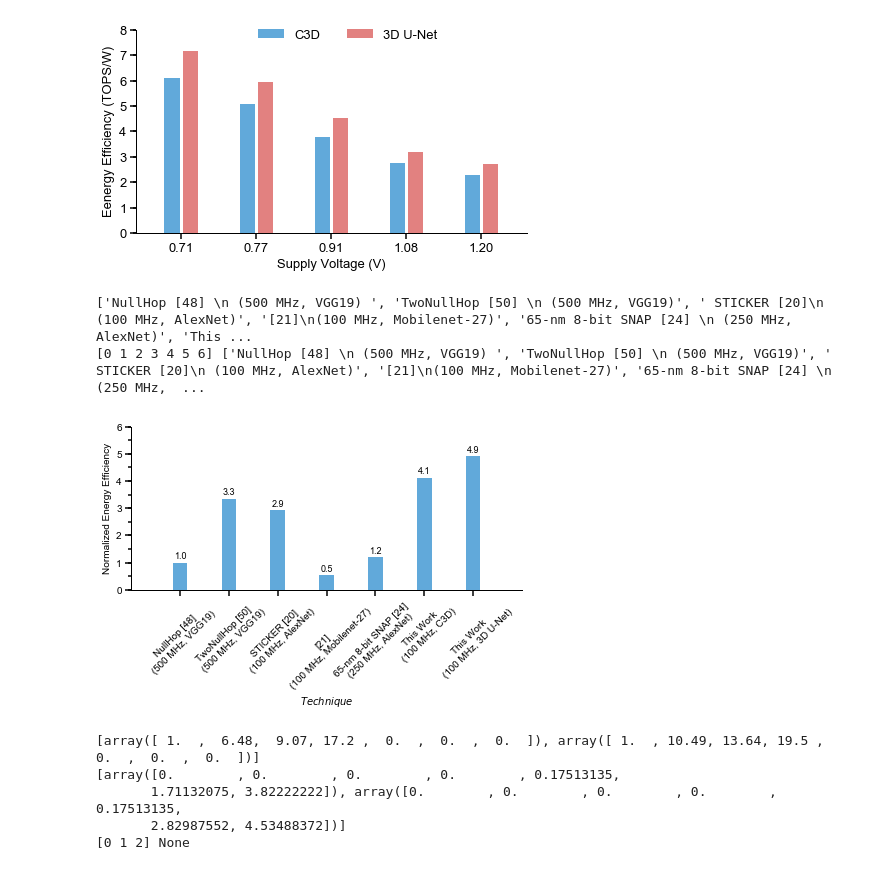
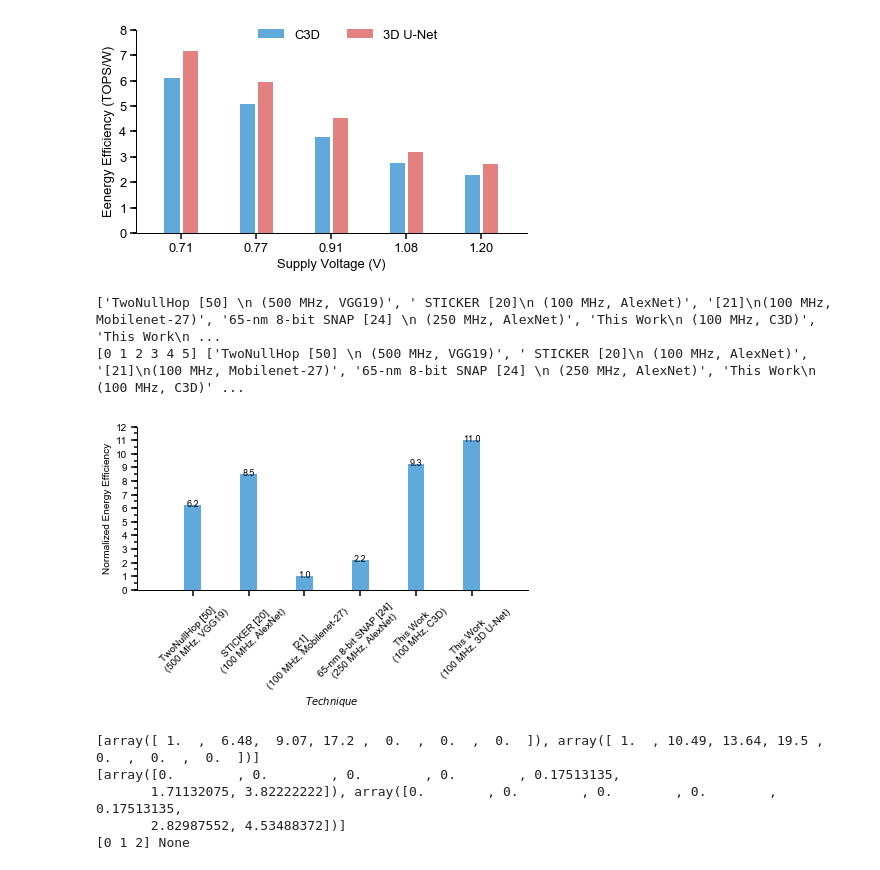
Before and after one commit to changchun-zhou/sagitta_fig, a Jupyter notebook: scripts/Voltage-Frequency-Scaling/Sagitta_Fig.ipynb, the cells around one changed output. Cells and saved outputs as stored; diff of their text form; code cells hidden in the pictures.

```diff
--- a/scripts/Voltage-Frequency-Scaling/Sagitta_Fig.ipynb
+++ b/scripts/Voltage-Frequency-Scaling/Sagitta_Fig.ipynb
@@ -682,18 +682,18 @@ from cls_plt_fig import cls_plt_fig
 # y_yticks_max = [y1_yticks_max]
 # #####################################################################
 # # # Comparsion with SOTA
-y1_yticks_max = 6
-y2_yticks_max = 6
+y1_yticks_max = 12
+y2_yticks_max = 12
 # fig_name ='../../generate/SOTA.svg'
-fig_name ='SOTA.svg'
+fig_name ='../../generate/SOTA.svg'
 
 
 # # # 2DCNN
 # technique = ['Eyeriss [37] \n (AlexNet) ', '[21]\n(Mobilenet-27)', ' STICKER [20]\n (AlexNet)', 'This Work\n (C3D)', 'This Work\n (3D U-Net)']
-technique = ['NullHop [48] \n (500 MHz, VGG19) ', 'TwoNullHop [50] \n (500 MHz, VGG19)', ' STICKER [20]\n (100 MHz, AlexNet)', '[21]\n(100 MHz, Mobilenet-27)',  '65-nm 8-bit SNAP [24] \n (250 MHz, AlexNet)', 'This Work\n (100 MHz, C3D)', 'This Work\n (100 MHz, 3D U-Net)']
+technique = ['TwoNullHop [50] \n (500 MHz, VGG19)', ' STICKER [20]\n (100 MHz, AlexNet)', '[21]\n(100 MHz, Mobilenet-27)',  '65-nm 8-bit SNAP [24] \n (250 MHz, AlexNet)', 'This Work\n (100 MHz, C3D)', 'This Work\n (100 MHz, 3D U-Net)']
 speedup = np.array([1, 0.9, 8.1, 12.2*17.2/9.89, 12.2*19.5/9.89])
 # energy_efficiency = np.array([1,  1, 8.6, 13.3*3.8/4.66, 13.3*4.5/4.66])
-energy_efficiency = np.array([0.92,  3.08, 2.69, 0.49, 1.1, 3.796, 4.53])/0.92
+energy_efficiency = np.array([2.55, 3.48, 0.41, 0.91, 3.796, 4.53])/0.41
 
 # C3D
 # technique = ['FC3D', 'FPGA2018', 'DAC2020', 'This Work']
@@ -707,7 +707,7 @@ x_label = "${Technique}$"
 bar_width = 0.3
 xticks = technique
 legend_loc = (0.01, 0.8)
-len_yticks = 6
+len_yticks = 12
 y2_label = "Normalized Energy Efficiency"
 y2_legend = "Normalized Energy Efficiency"
 y1_legend = ['Speedup']
@@ -853,36 +853,36 @@ figsize=(7,3)
 # y_color=[[(97/255, 169/255, 218/255)], [(226/255, 129/255, 128/255)]]
 # y_yticks_max = [y1_yticks_max, y2_yticks_max]
 ###################################################################################
 
 print(xticks)
 cls_plt_fig('').func_plt_fig(
     fig_name=fig_name,
     x_label = x_label,
     x_value=x_value,
     y_label = y_label,
     y_value = y_value,
     y_fig_type = y_fig_type,
     y_legend = y_legend,
     # y_color = [[(0/255,173/255,186/255), (1, 189/255, 63/255)]],
     y_color = y_color, #[[(129/255,  186/255,  226/255), (226/255, 129/255, 128/255)]],
     # y_edgecolor = [['black', 'black']],
     # y_axis_color = [(29/255, 121/255, 190/255), (214/255, 73/255, 73/255)],
     y_yticks_max=y_yticks_max, # [y1_yticks_max, y2_yticks_max]
     y_yticks_min=[0, 0, 0],
     len_yticks=len_yticks,
     xticks= xticks,
     legend_loc =legend_loc,
     figsize=figsize, #[0, 0, 1, 1],
     font_size = 10,
     plt_text = True,
     legend_ncol=legend_ncol,
     bar_width = bar_width,
     bar_gap_width = 0.05
 )
 # %% [output]
-['NullHop [48] \n (500 MHz, VGG19) ', 'TwoNullHop [50] \n (500 MHz, VGG19)', ' STICKER [20]\n (100 MHz, AlexNet)', '[21]\n(100 MHz, Mobilenet-27)', '65-nm 8-bit SNAP [24] \n (250 MHz, AlexNet)', 'This ...
-[0 1 2 3 4 5 6] ['NullHop [48] \n (500 MHz, VGG19) ', 'TwoNullHop [50] \n (500 MHz, VGG19)', ' STICKER [20]\n (100 MHz, AlexNet)', '[21]\n(100 MHz, Mobilenet-27)', '65-nm 8-bit SNAP [24] \n (250 MHz,  ...
+['TwoNullHop [50] \n (500 MHz, VGG19)', ' STICKER [20]\n (100 MHz, AlexNet)', '[21]\n(100 MHz, Mobilenet-27)', '65-nm 8-bit SNAP [24] \n (250 MHz, AlexNet)', 'This Work\n (100 MHz, C3D)', 'This Work\n ...
+[0 1 2 3 4 5] ['TwoNullHop [50] \n (500 MHz, VGG19)', ' STICKER [20]\n (100 MHz, AlexNet)', '[21]\n(100 MHz, Mobilenet-27)', '65-nm 8-bit SNAP [24] \n (250 MHz, AlexNet)', 'This Work\n (100 MHz, C3D)' ...
-[figure, old version]
+[figure, new version]
 # %%
 import numpy as np
 import pandas as pd
```
Also changed, not shown: 1 other file.
